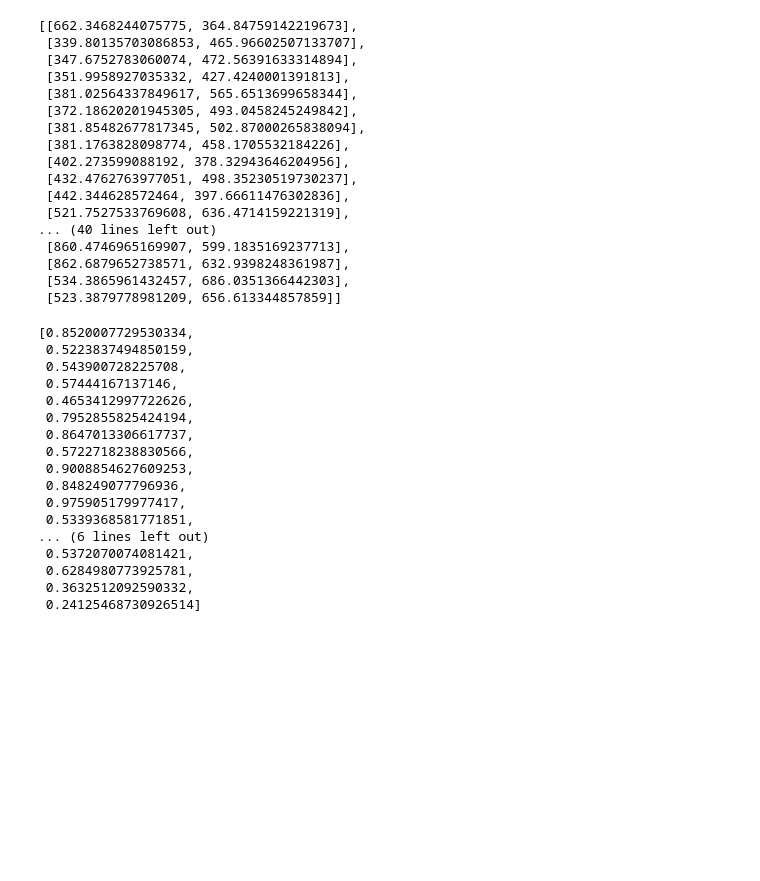
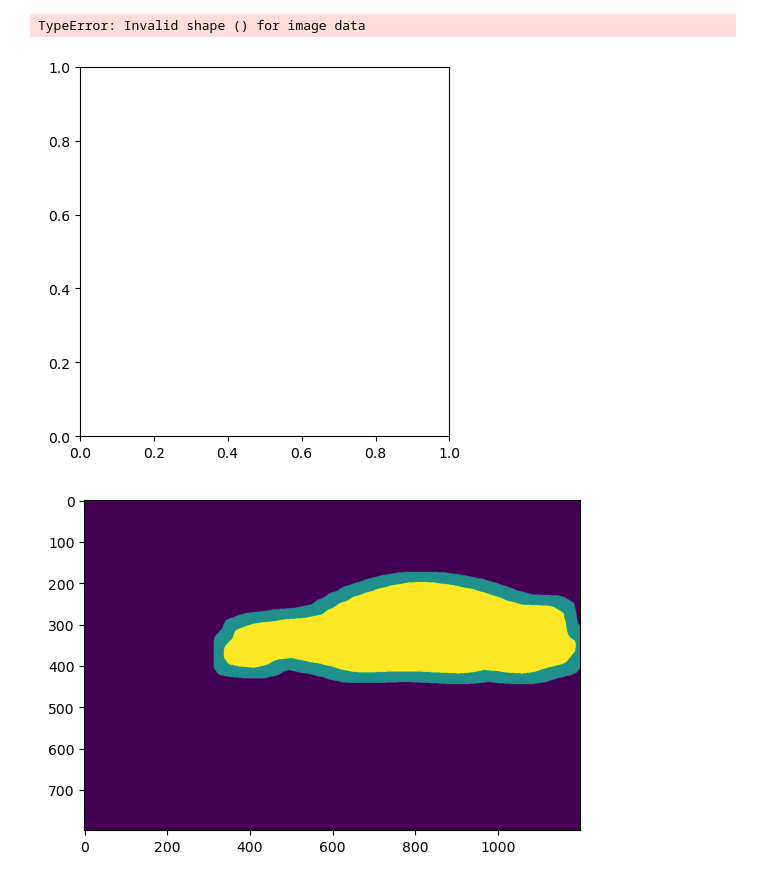
Before and after one commit to ZhangYi1999/water_level_estimator, a Jupyter notebook: scripts/do_all_keypoint.ipynb, the cells around one changed output. Cells and saved outputs as stored; diff of their text form; code cells hidden in the pictures; blank space fills up the shorter version.

```diff
--- a/scripts/do_all_keypoint.ipynb
+++ b/scripts/do_all_keypoint.ipynb
@@ -200,8 +200,13 @@ def merge_keypoint(car,merge_kpts,new_kpts):
     merged_kpt_id,merged_kpt,merged_score = merge_kpts
     kpt_id,kpts,kpts_score = new_kpts
 
+    kernel = np.ones((30,30),np.uint8)
+    big_mask = cv2.dilate(car.resized_segment_mask,kernel,iterations = 1)
+
     recovered_kpts = []
     for i in range(0,len(kpts)):
+        if big_mask[round(kpts[i][1]),round(kpts[i][0])] == 0:
+            continue
         if kpt_id[i] not in merged_kpt_id:
             merged_kpt_id.append(kpt_id[i])
             merged_score.append(kpts_score[i])
@@ -337,7 +362,7 @@ keypoint_result_folder = "../result_keypoint/"
 mask_result_folder = "../result_mask/"
 
 
-image_name = "Flood_1344.jpg"
+image_name = "Flood_1331.jpg"
 base_name = os.path.splitext(image_name)[0]
 label_name = base_name+".json"
 
@@ -449,43 +457,19 @@ merged_kpt_id
-# %%
-merged_kpt
-# %% [output]
-[[662.3468244075775, 364.84759142219673],
- [339.80135703086853, 465.96602507133707],
- [347.6752783060074, 472.56391633314894],
- [351.9958927035332, 427.4240001391813],
- [381.02564337849617, 565.6513699658344],
- [372.18620201945305, 493.0458245249842],
- [381.85482677817345, 502.87000265838094],
- [381.1763828098774, 458.1705532184226],
- [402.273599088192, 378.32943646204956],
- [432.4762763977051, 498.35230519730237],
- [442.344628572464, 397.66611476302836],
- [521.7527533769608, 636.4714159221319],
-... (40 lines left out)
- [860.4746965169907, 599.1835169237713],
- [862.6879652738571, 632.9398248361987],
- [534.3865961432457, 686.0351366442303],
- [523.3879778981209, 656.613344857859]]
-# %%
-merged_score
-# %% [output]
-[0.8520007729530334,
- 0.5223837494850159,
- 0.543900728225708,
- 0.57444167137146,
- 0.4653412997722626,
- 0.7952855825424194,
- 0.8647013306617737,
- 0.5722718238830566,
- 0.9008854627609253,
- 0.848249077796936,
- 0.975905179977417,
- 0.5339368581771851,
-... (6 lines left out)
- 0.5372070074081421,
- 0.6284980773925781,
- 0.3632512092590332,
- 0.24125468730926514]
+# %%
+plt.figure()
+plt.imshow(cars[1].resized_segment_mask)
+plt.show()
+# %% [output]
+TypeError: Invalid shape () for image data
+[figure, added]
+# %%
+kernel = np.ones((30,30),np.uint8)
+dilation = cv2.dilate(cars[1].original_mask,kernel,iterations = 1)
+
+plt.figure()
+plt.imshow(dilation+cars[1].original_mask)
+plt.show()
+# %% [output]
+[figure, added]
 # %%
 %matplotlib widget
 kpt_id,kpt_resized,kpt_original = kpts
```
Also changed, not shown: parts of 3 cells of this notebook, 10 other files.
